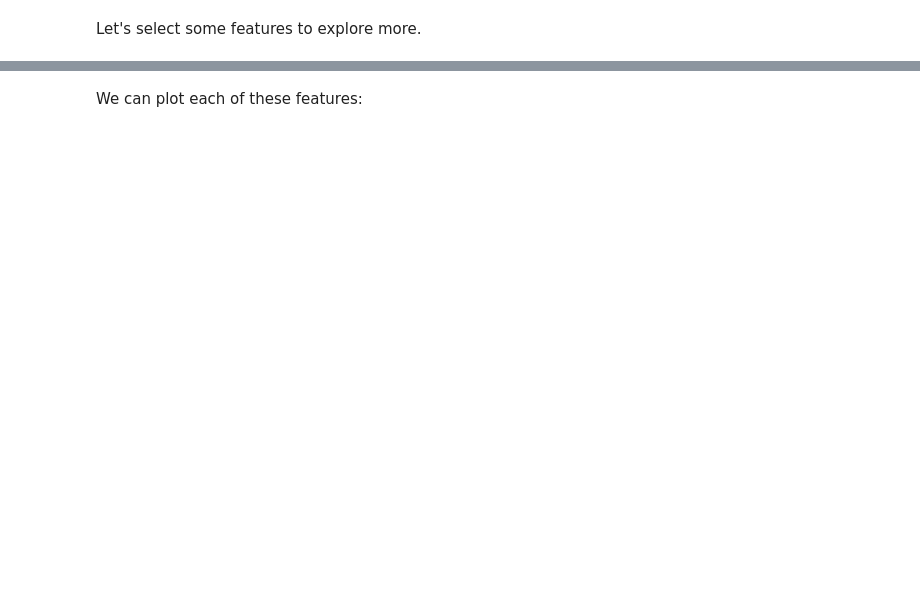
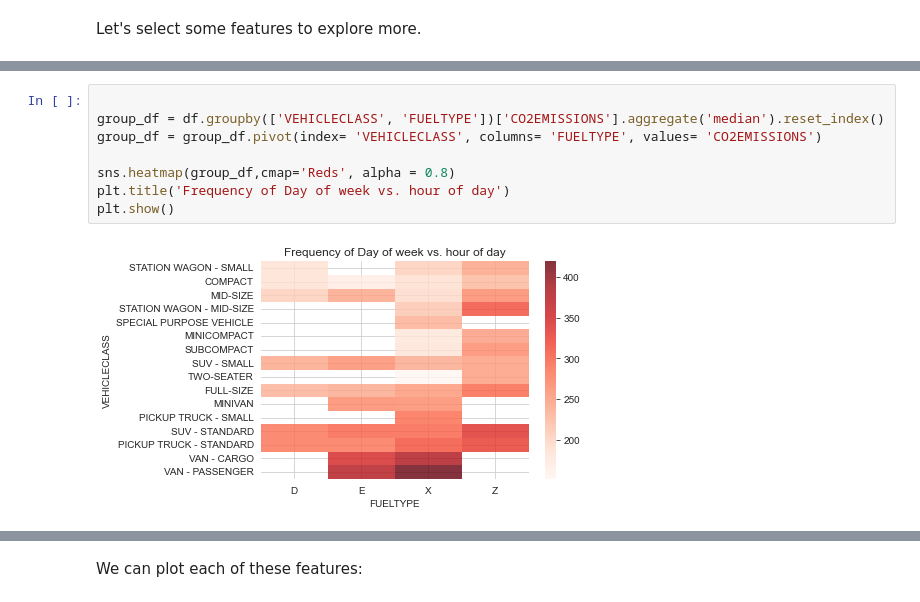
Before and after one commit to hsuanjenko/IBM-Machine-Learning-with-Python, a Jupyter notebook: Case1-Linear Regression-CO2EMISSIONS Predictions/ML0101EN-Reg-Simple-Linear-Regression-Co2.ipynb, the cells around one changed output, grey strips where cells are left out. Cells and saved outputs as stored; diff of their text form; blank space fills up the shorter version.

```diff
--- a/Case1-Linear Regression-CO2EMISSIONS Predictions/ML0101EN-Reg-Simple-Linear-Regression-Co2.ipynb
+++ b/Case1-Linear Regression-CO2EMISSIONS Predictions/ML0101EN-Reg-Simple-Linear-Regression-Co2.ipynb
@@ -109,0 +207,10 @@ Let's select some features to explore more.
+# %%
+
+group_df = df.groupby(['VEHICLECLASS', 'FUELTYPE'])['CO2EMISSIONS'].aggregate('median').reset_index()
+group_df = group_df.pivot(index= 'VEHICLECLASS', columns= 'FUELTYPE', values= 'CO2EMISSIONS')
+
+sns.heatmap(group_df,cmap='Reds', alpha = 0.8)
+plt.title('Frequency of Day of week vs. hour of day')
+plt.show()
+# %% [output]
+[figure, added]
```
Also changed, not shown: parts of 37 cells of this notebook, 3 other files.
